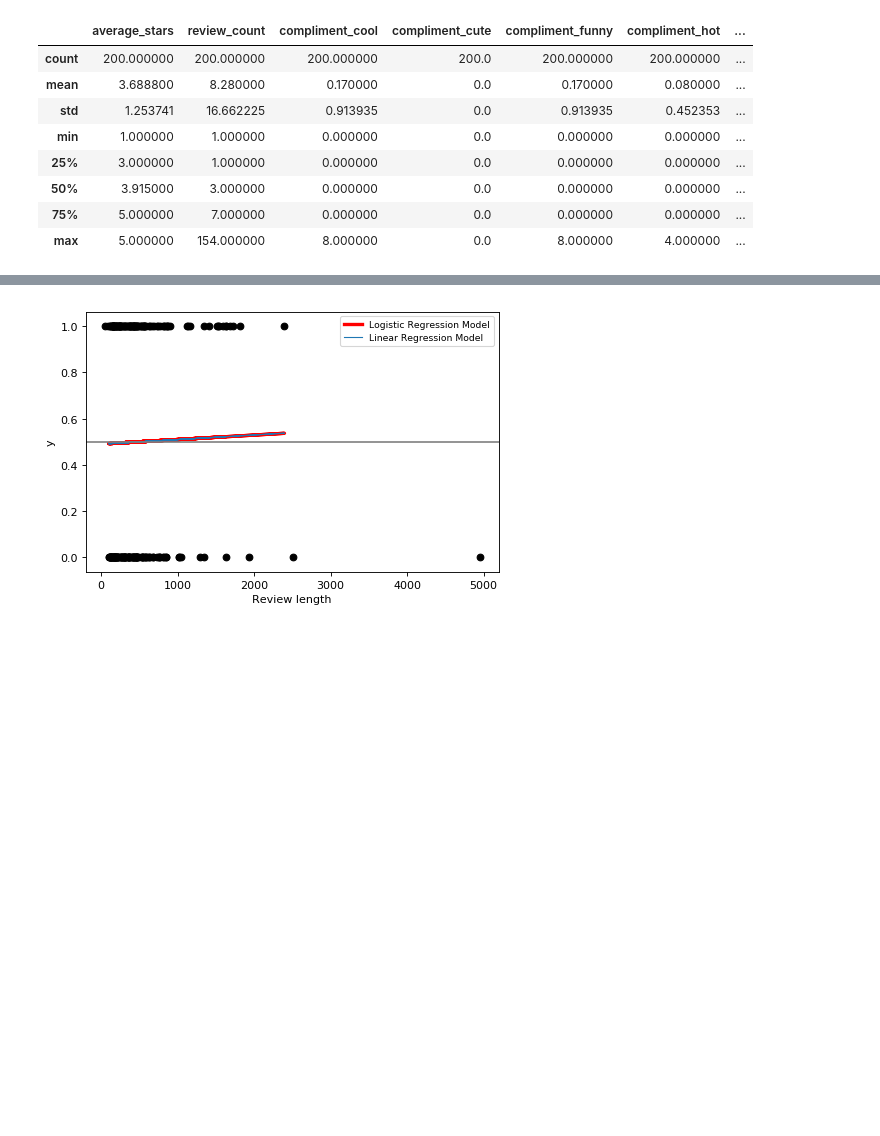
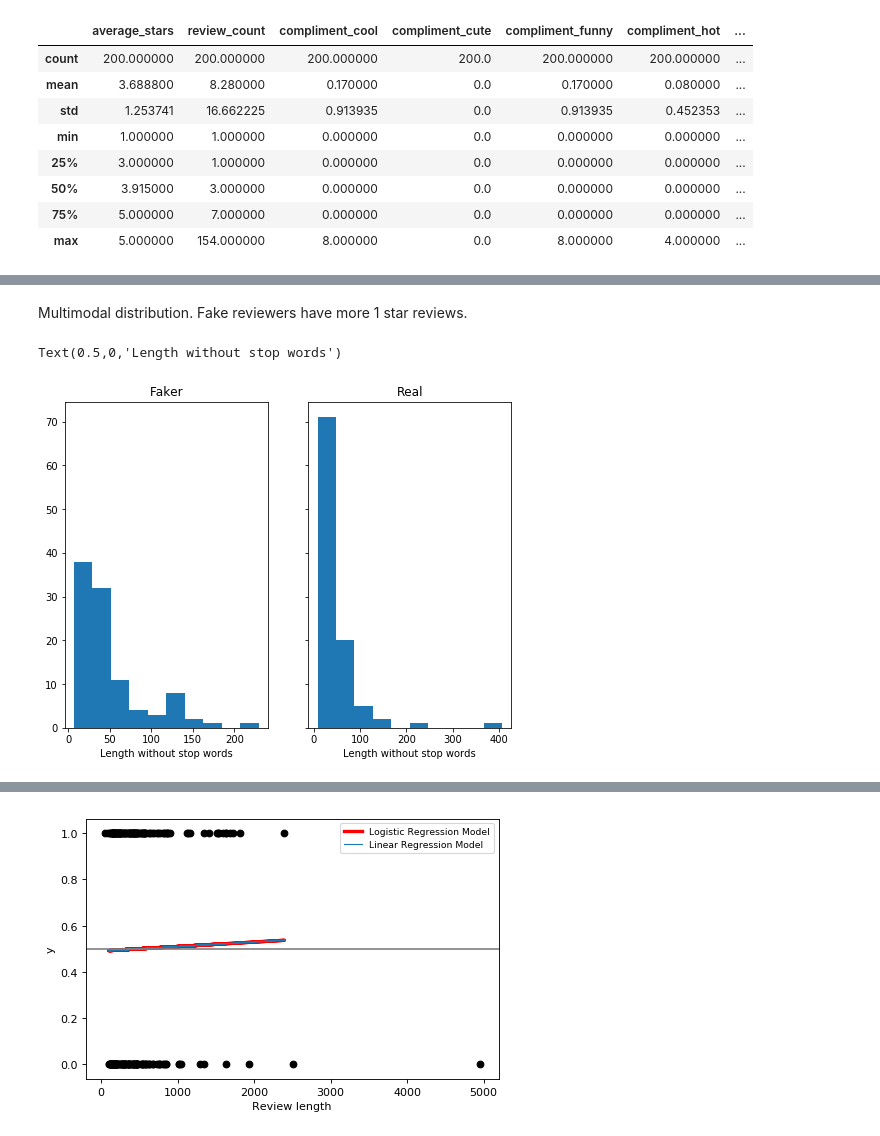
Before and after one commit to tannisthamaiti/Fake-reviewers-in-Yelp, a Jupyter notebook: Capstone_project_fake_reviewers/Storytelling_writeup.ipynb, the cells around one changed output, grey strips where cells are left out. Drawn from its saved outputs; the diff is of its cells as text; code cells hidden in the pictures; blank space fills up the shorter version.

```diff
--- a/Capstone_project_fake_reviewers/Storytelling_writeup.ipynb
+++ b/Capstone_project_fake_reviewers/Storytelling_writeup.ipynb
@@ -242,0 +411,13 @@ p
+# %% [markdown]
+Multimodal distribution. Fake reviewers have more 1 star reviews.
+# %%
+f,(ax1,ax2) = plt.subplots(1, 2, sharey='row', figsize=(8, 6))
+ax1.hist(dataset1['length_lemmatize'], bins=10)
+ax1.set_title('Faker')
+ax1.set_xlabel('Length without stop words')
+ax2.hist(dataset0['length_lemmatize'],  bins=10)
+ax2.set_title('Real')
+ax2.set_xlabel('Length without stop words')
+# %% [output]
+Text(0.5,0,'Length without stop words')
+[figure, added]
```
Also changed, not shown: parts of 49 cells of this notebook.
